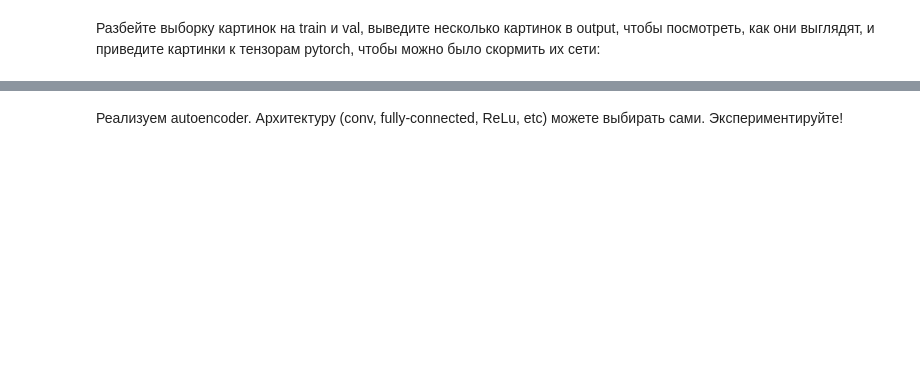
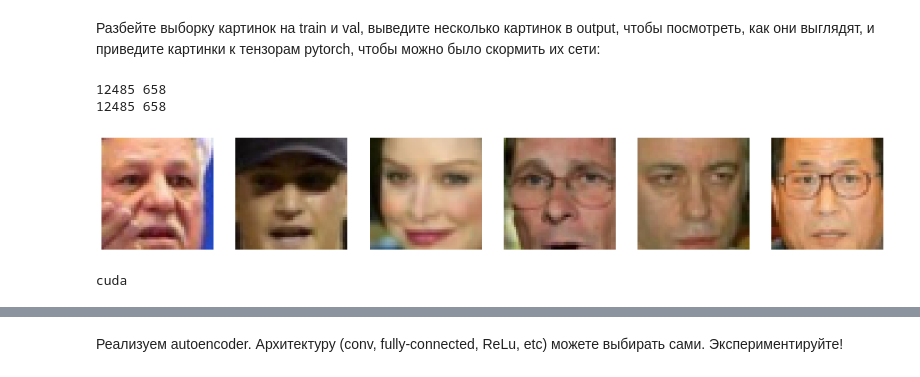
Before and after one commit to LevPerla/DLS_CV_Course, a Jupyter notebook: project/Autoencoders.ipynb, the cells around one changed output, grey strips where cells are left out. Cells and saved outputs as stored; diff of their text form; code cells hidden in the pictures; blank space fills up the shorter version.

```diff
--- a/project/Autoencoders.ipynb
+++ b/project/Autoencoders.ipynb
@@ -34 +99,32 @@ AssertionError:
+# %%
+from sklearn.model_selection import train_test_split
+
+test_size_ = 0.05
+
+train_files, val_files = train_test_split(data, test_size=test_size_, random_state=42)
+train_attrs, val_attrs = train_test_split(attrs, test_size=test_size_, random_state=42)
+
+print(len(train_files), len(val_files))
+print(len(train_attrs), len(val_attrs))
+# %% [output]
+12485 658
+12485 658
+# %%
+import matplotlib.pyplot as plt
+from IPython.display import clear_output
+
+plt.figure(figsize=(18, 6))
+for i in range(6):
+    plt.subplot(2, 6, i+1)
+    plt.axis("off")
+    plt.imshow(train_files[i])
+plt.show();
+# %% [output]
+[figure, added]
+# %%
+import torch
+device = torch.device('cuda' if torch.cuda.is_available() else 'cpu')
+print(device)
+# %% [output]
+cuda
 # %% [markdown]
```
Also changed, not shown: parts of 12 cells of this notebook.
